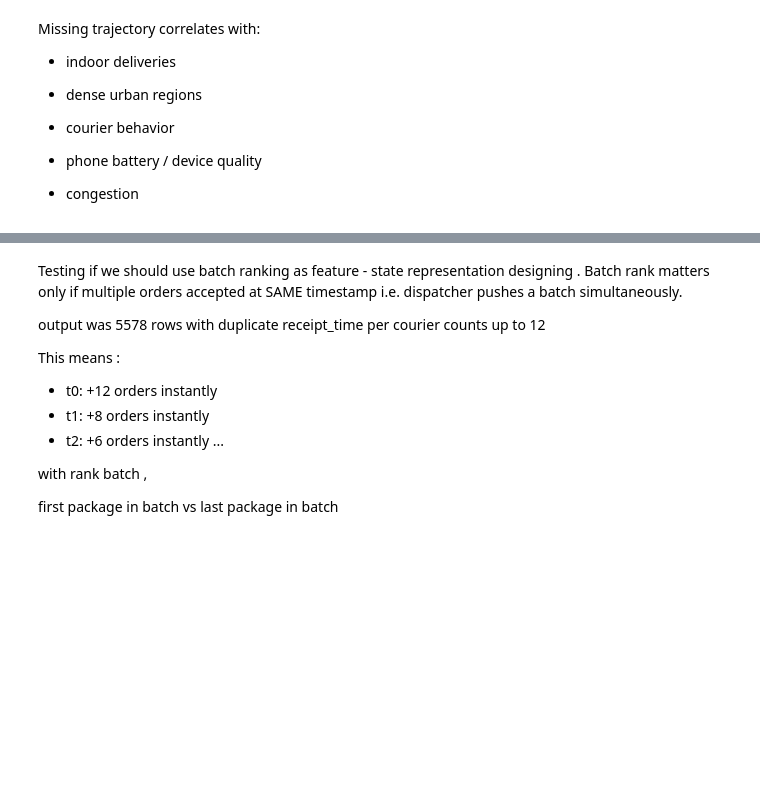
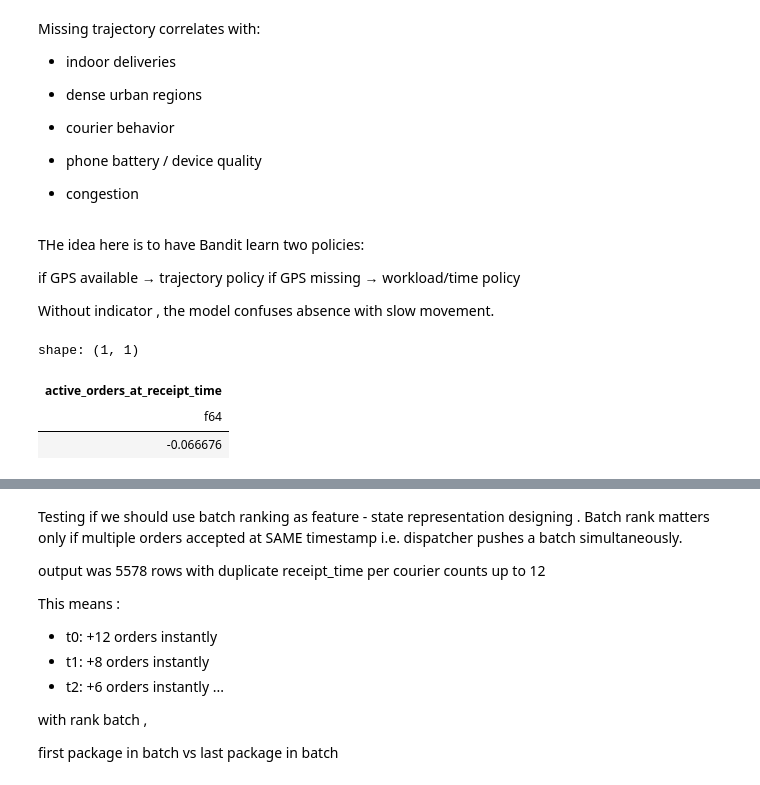
Before and after one commit to aymuos/starship, a Jupyter notebook: fundamental_EDA/actuallyWorking/feature_creator.ipynb, the cells around one changed output, grey strips where cells are left out. Saved outputs shown, nothing was run; the diff lists cells and outputs as text; code cells hidden in the pictures; blank space fills up the shorter version.

Commit message:
workload

```diff
--- a/fundamental_EDA/actuallyWorking/feature_creator.ipynb
+++ b/fundamental_EDA/actuallyWorking/feature_creator.ipynb
@@ -565,3 +565,24 @@ features = features.with_columns([
 
 # 0 = no observed motion
 # indicator explains why
+# %% [markdown]
+THe idea here is to have Bandit learn two policies:
+
+if GPS available → trajectory policy
+if GPS missing   → workload/time policy
+
+Without indicator , the model confuses absence with slow movement.
+# %%
+# testing corr
+
+features.select(
+    pl.corr(
+        "active_orders_at_receipt_time",
+        "is_trajectory_available"
+    )
+)
+# %% [output]
+shape: (1, 1)
+| active_orders_at_receipt_time |
+| f64 |
+| -0.066676 |
```
Also changed, not shown: parts of 4 cells of this notebook.
